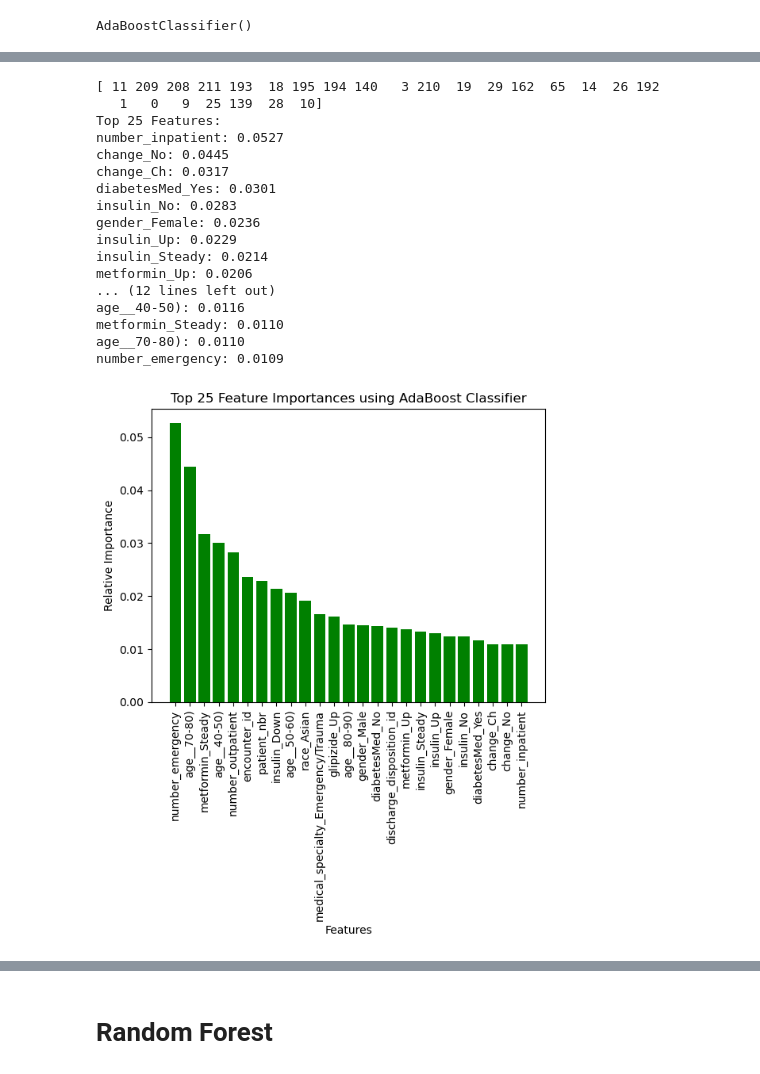
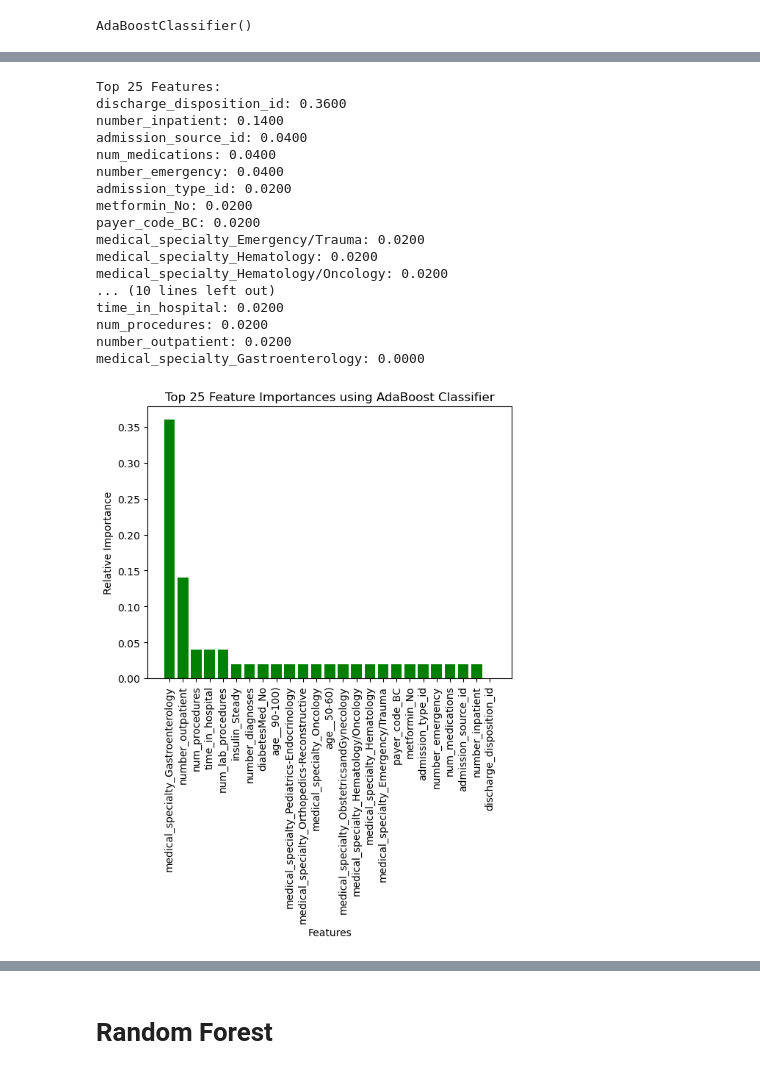
Before and after one commit to DiyadotSaha/ML_Diabetes_Project, a Jupyter notebook: Feature Selection with SMOTEEN.ipynb, the cells around one changed output, grey strips where cells are left out. Saved outputs shown, nothing was run; the diff lists cells and outputs as text; code cells hidden in the pictures.

```diff
--- a/Feature Selection with SMOTEEN.ipynb
+++ b/Feature Selection with SMOTEEN.ipynb
@@ -113,42 +122,43 @@ AdaBoostClassifier()
 # %%
 n = 25  # You can change this to the desired number of features
+features = Xtr.columns
+
+# Ensure that the number of features is not greater than the number of columns in Xtr
+n = min(n, len(features))
+importances = cls.feature_importances_
+indices = np.argsort(importances)[::-1]
 top_n_indices = indices[:n]
+top_n_features = [features[i] for i in top_n_indices]
 top_n_importances = importances[top_n_indices]
-
-# Clean the top feature names
-top_n_features_cleaned = [col.replace('[', '_').replace(']', '_').replace('<', 'less_than') for col in Xtr.columns[top_n_indices]]
-
-# Clean all feature names
-features_cleaned = [col.replace('[', '_').replace(']', '_').replace('<', 'less_than') for col in Xtr.columns]
 
 # Print the top features with cleaned names
 print(f'Top {n} Features:')
-for feature, importance in zip(top_n_features_cleaned, top_n_importances):
+for feature, importance in zip(top_n_features, top_n_importances):
     print(f'{feature}: {importance:.4f}')
 
 # Plot the bar chart for the top n importances with cleaned names
 plt.title(f'Top {n} Feature Importances using AdaBoost Classifier')
 plt.bar(range(len(top_n_indices)-1, -1, -1), top_n_importances[::-1], color='g', align='center')
-plt.xticks(range(len(top_n_indices)), top_n_features_cleaned[::-1], rotation='vertical')
+plt.xticks(range(len(top_n_indices)), top_n_features[::-1], rotation='vertical')
 plt.ylabel('Relative Importance')
 plt.xlabel('Features')
 plt.show()
 # %% [output]
-[ 11 209 208 211 193  18 195 194 140   3 210  19  29 162  65  14  26 192
-   1   0   9  25 139  28  10]
 Top 25 Features:
-number_inpatient: 0.0527
-change_No: 0.0445
-change_Ch: 0.0317
-diabetesMed_Yes: 0.0301
-insulin_No: 0.0283
-gender_Female: 0.0236
-insulin_Up: 0.0229
-insulin_Steady: 0.0214
-metformin_Up: 0.0206
-... (12 lines left out)
-age__40-50): 0.0116
-metformin_Steady: 0.0110
-age__70-80): 0.0110
-number_emergency: 0.0109
+discharge_disposition_id: 0.3600
+number_inpatient: 0.1400
+admission_source_id: 0.0400
+num_medications: 0.0400
+number_emergency: 0.0400
+admission_type_id: 0.0200
+metformin_No: 0.0200
+payer_code_BC: 0.0200
+medical_specialty_Emergency/Trauma: 0.0200
+medical_specialty_Hematology: 0.0200
+medical_specialty_Hematology/Oncology: 0.0200
+... (10 lines left out)
+time_in_hospital: 0.0200
+num_procedures: 0.0200
+number_outpatient: 0.0200
+medical_specialty_Gastroenterology: 0.0000
-[figure, old version]
+[figure, new version]
```
Also changed, not shown: parts of 28 cells of this notebook, 2 other files.
